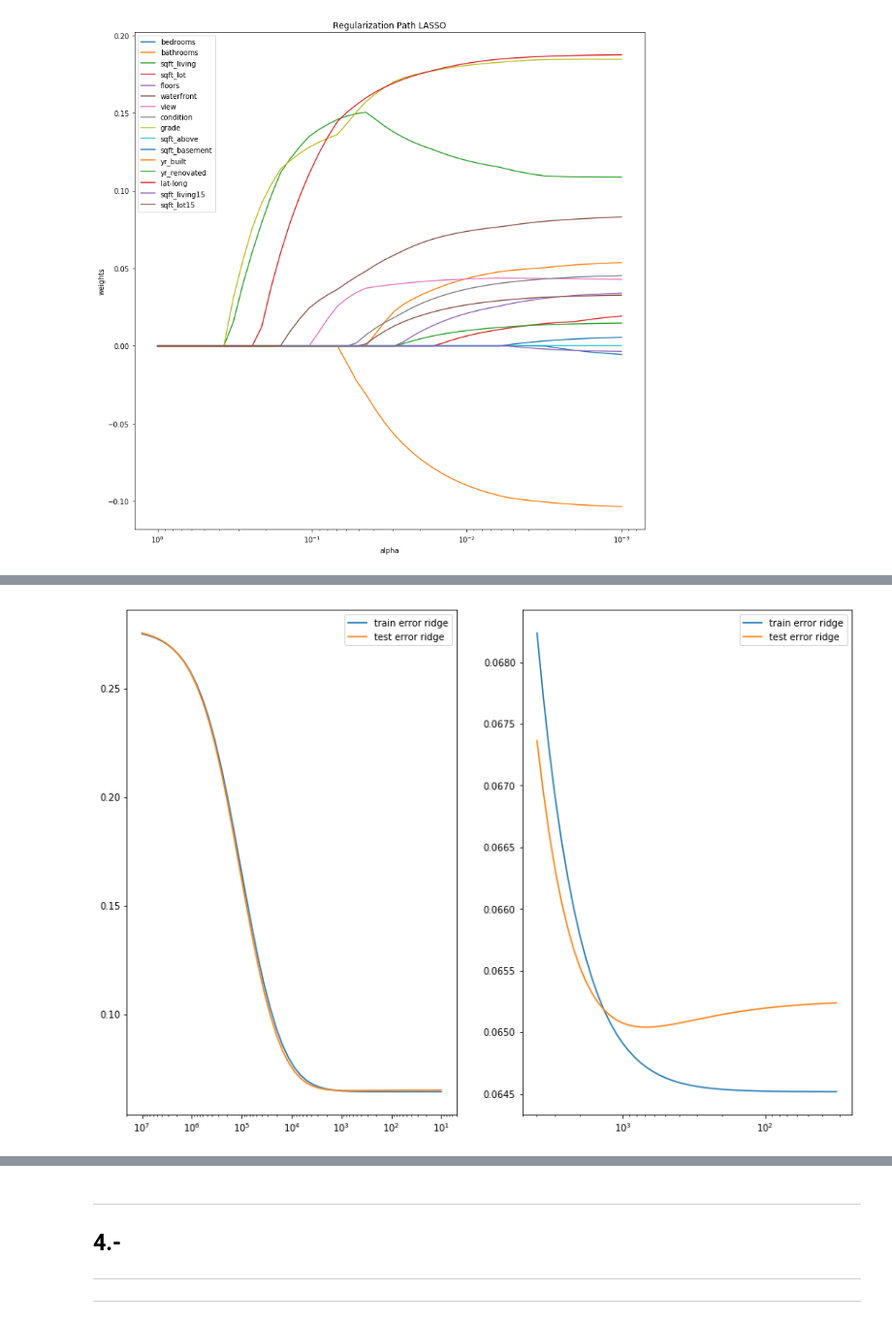
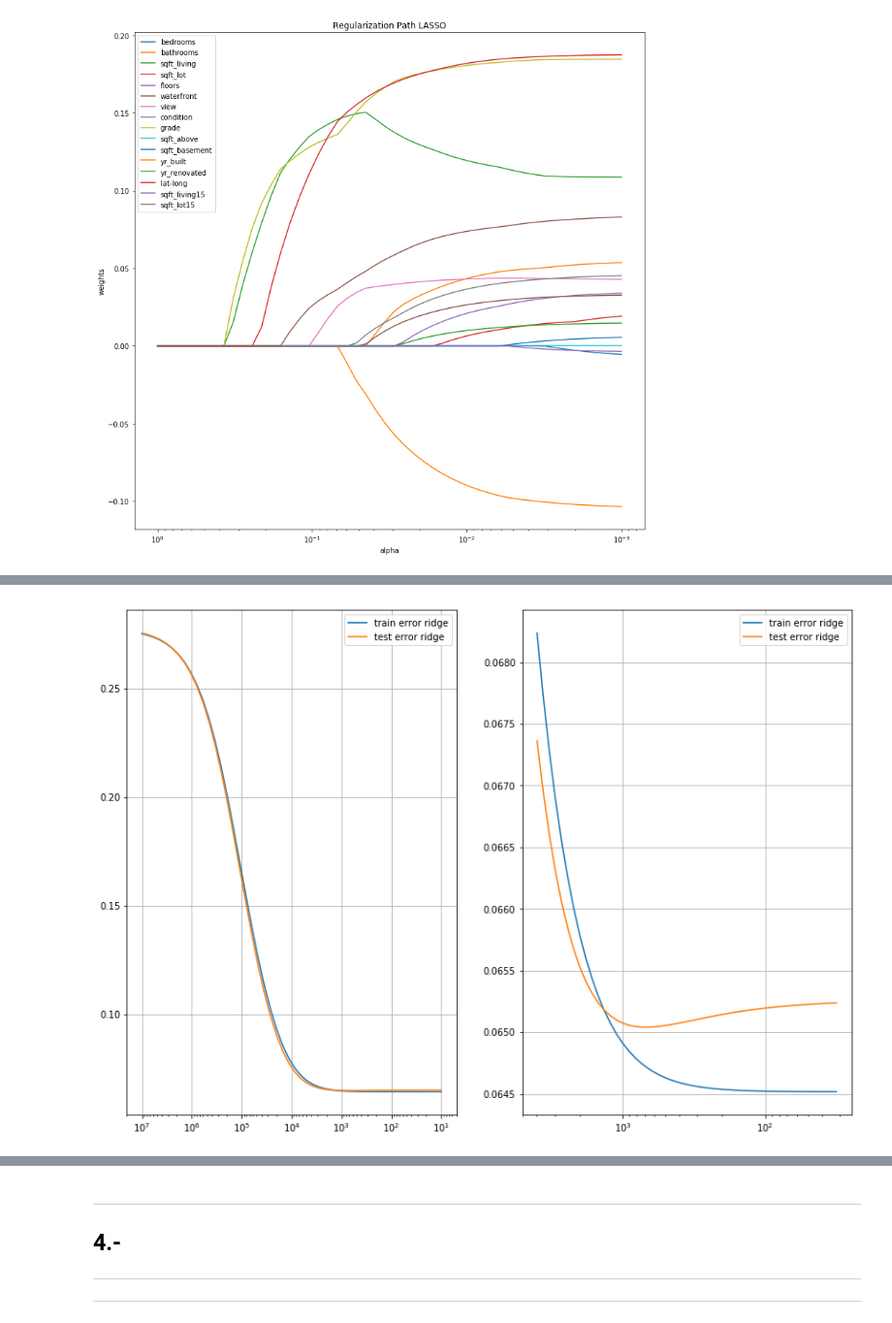
Before and after one commit to vlizanae/INF393, a Jupyter notebook: tarea-1/tarea-1.ipynb, the cells around one changed output, grey strips where cells are left out. Shown at 97% size. Saved outputs shown, nothing was run; the diff lists cells and outputs as text; code cells hidden in the pictures.

```diff
--- a/tarea-1/tarea-1.ipynb
+++ b/tarea-1/tarea-1.ipynb
@@ -691,31 +701,33 @@ plt.subplot(121)
 ax = plt.gca()
 ax.plot(alphas_,mse_train,label='train error ridge')
 ax.plot(alphas_,mse_test,label='test error ridge')
 plt.legend()
 ax.set_xscale('log')
+ax.grid()
 ax.set_xlim(ax.get_xlim()[::-1])
 
 alphas_ = np.logspace(3.6,1.5,base=10)
 coefs = []
 
 mse_test = []
 mse_train = []
 for a in alphas_:
     model.set_params(alpha=a)
     model.fit(Dtrain, ytrain)
     yhat_train = model.predict(Dtrain)
     yhat_test = model.predict(Xtest)
     mse_train.append(np.mean(np.power(yhat_train - ytrain, 2)))
     mse_test.append(np.mean(np.power(yhat_test - ytest, 2)))
 
 plt.subplot(122)
 ax = plt.gca()
 ax.plot(alphas_,mse_train,label='train error ridge')
 ax.plot(alphas_,mse_test,label='test error ridge')
 plt.legend()
+ax.grid()
 ax.set_xscale('log')
 ax.set_xlim(ax.get_xlim()[::-1])
 
 plt.show()
 # %% [output]
-[figure, old version]
+[figure, new version]
```
Also changed, not shown: parts of 34 cells of this notebook.
